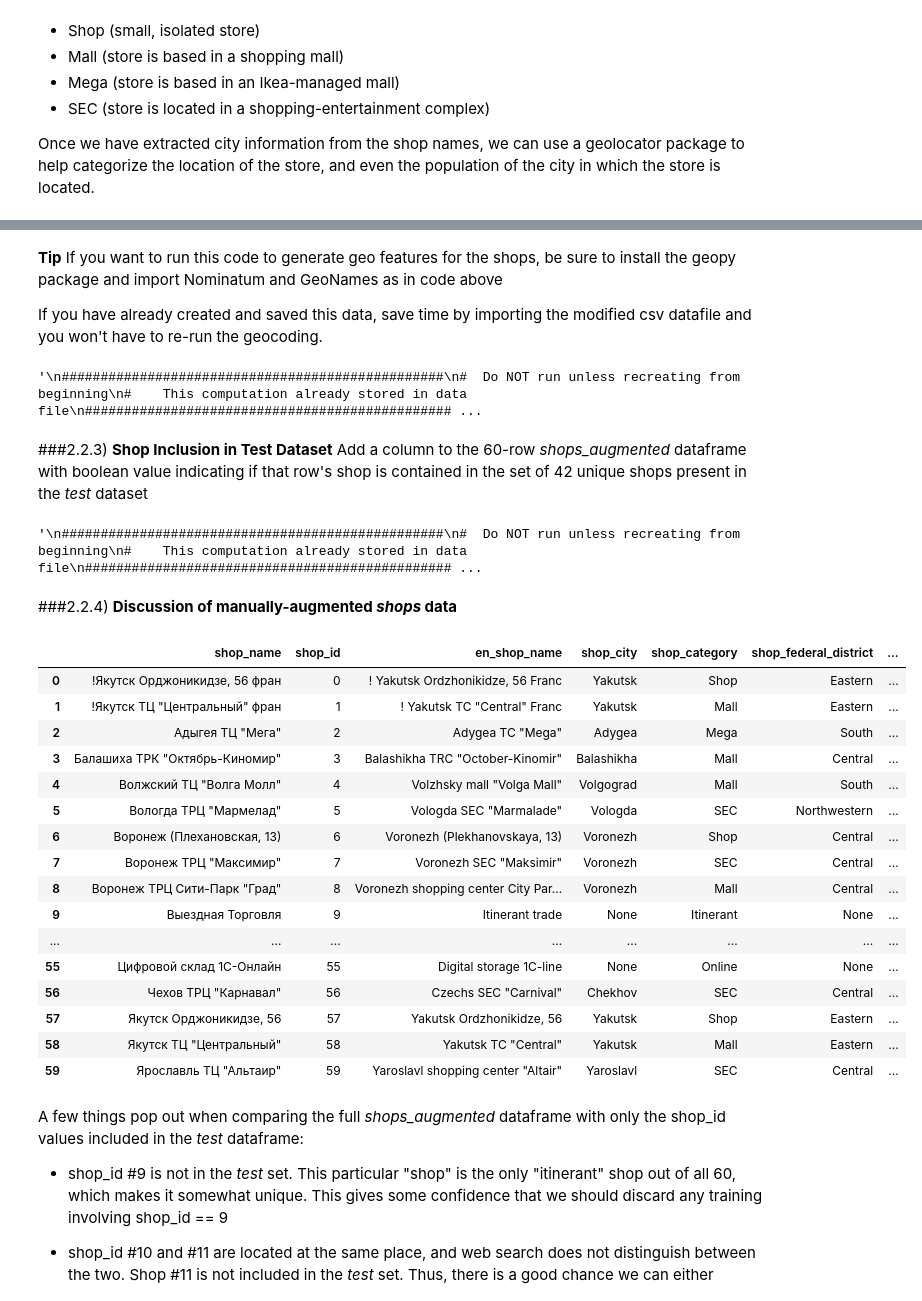
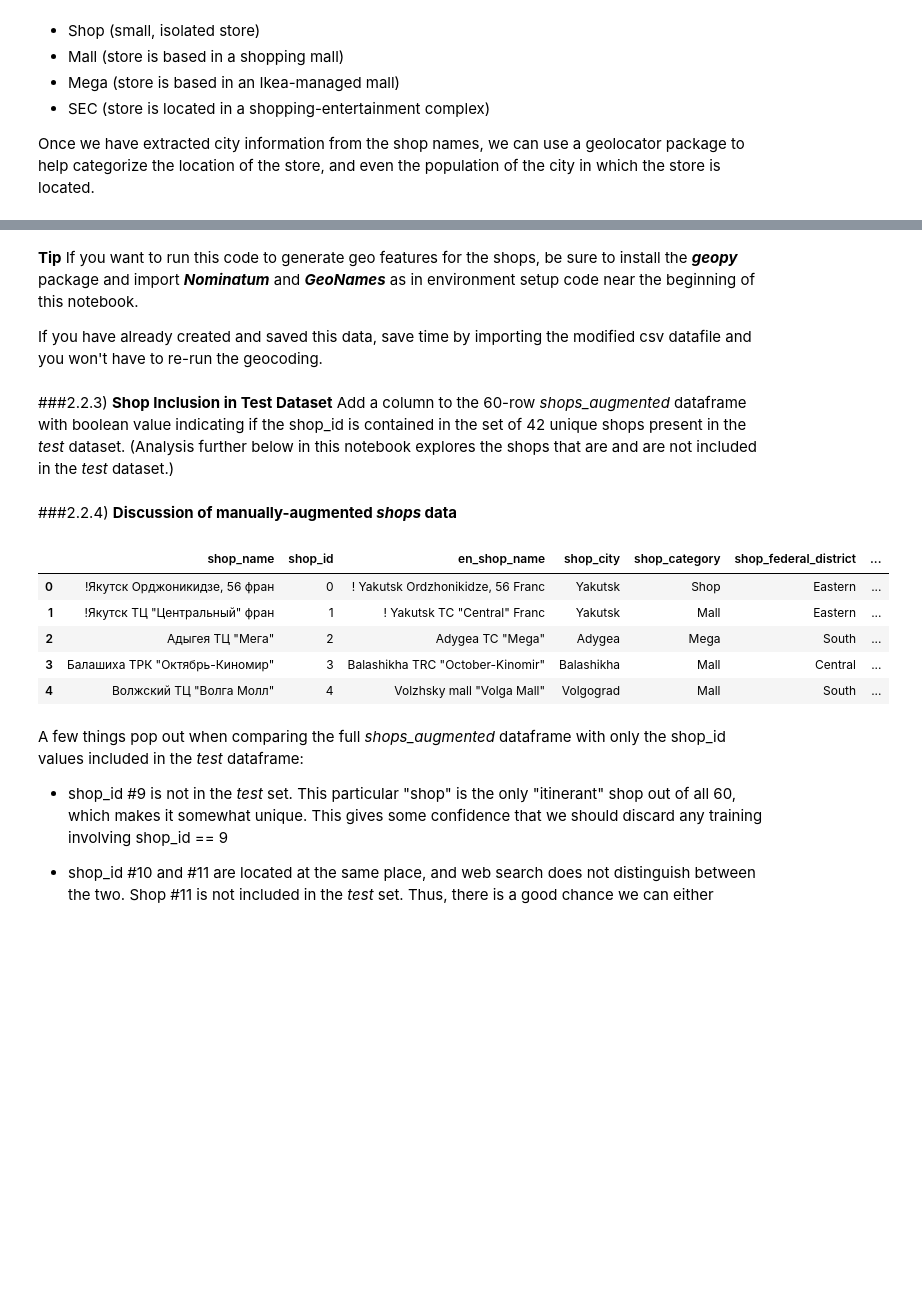
Before and after one commit to migai/Kag, a Jupyter notebook: ipynb_versions/MG_EDA_v3.0 readable.ipynb, the cells around one changed output, grey strips where cells are left out. Saved outputs shown, nothing was run; the diff lists cells and outputs as text; code cells hidden in the pictures; blank space fills up the shorter version.

```diff
--- a/ipynb_versions/MG_EDA_v3.0 readable.ipynb
+++ b/ipynb_versions/MG_EDA_v3.0 readable.ipynb
@@ -783,10 +880,11 @@ We now apply geocoding to the shop locations to create features including Russia
 # %% [markdown]
 **Tip**
 </br>
-If you want to run this code to generate geo features for the shops, be sure to install the geopy package and import Nominatum and GeoNames as in code above
+If you want to run this code to generate geo features for the shops, be sure to install the ***geopy*** package and import ***Nominatum*** and ***GeoNames*** as in environment setup code near the beginning of this notebook.
 
 If you have already created and saved this data, save time by importing the modified csv datafile and you won't have to re-run the geocoding.
 # %%
+optional_code = True  # in a code block: (at top of cell = notice for you; at bottom = prevents Jupyter printing """ comments)
 '''
 #################################################
 #  Do NOT run unless recreating from beginning
@@ -815,12 +913,12 @@ shops_augmented.at[55,'shop_city_population'] = 20000000
 shops_augmented.to_csv("data_output/shops_augmented.csv", index=False)
 
 '''
+optional_code = True  # in a code block: (at top of cell = notice for you; at bottom = prevents Jupyter printing """ comments)
-# %% [output]
-'\n#################################################\n#  Do NOT run unless recreating from beginning\n#    This computation already stored in data file\n############################################### ...
 # %% [markdown]
 ###2.2.3) **Shop Inclusion in Test Dataset**
-Add a column to the 60-row *shops_augmented* dataframe with boolean value indicating if that row's shop is contained in the set of 42 unique shops present in the *test* dataset
+Add a column to the 60-row *shops_augmented* dataframe with boolean value indicating if the shop_id is contained in the set of 42 unique shops present in the *test* dataset.  (Analysis further below in this notebook explores the shops that are and are not included in the *test* dataset.)
 # %%
+optional_code = True  # in a code block: (at top of cell = notice for you; at bottom = prevents Jupyter printing """ comments)
 '''
 #################################################
 #  Do NOT run unless recreating from beginning
@@ -834,30 +932,18 @@ for i in test_shops:
 
 shops_augmented.to_csv("data_output/shops_augmented.csv", index=False)
 '''
+optional_code = True  # in a code block: (at top of cell = notice for you; at bottom = prevents Jupyter printing """ comments)
-# %% [output]
-'\n#################################################\n#  Do NOT run unless recreating from beginning\n#    This computation already stored in data file\n############################################### ...
 # %% [markdown]
 ###2.2.4) **Discussion of manually-augmented *shops* data**
 # %%
-shops_augmented
+shops_augmented.head()
 # %% [output]
 |  | shop_name | shop_id | en_shop_name | shop_city | shop_category | shop_federal_district | ... |
 | 0 | !Якутск Орджоникидзе, 56 фран | 0 | ! Yakutsk Ordzhonikidze, 56 Franc | Yakutsk | Shop | Eastern | ... |
 | 1 | !Якутск ТЦ "Центральный" фран | 1 | ! Yakutsk TC "Central" Franc | Yakutsk | Mall | Eastern | ... |
 | 2 | Адыгея ТЦ "Мега" | 2 | Adygea TC "Mega" | Adygea | Mega | South | ... |
 | 3 | Балашиха ТРК "Октябрь-Киномир" | 3 | Balashikha TRC "October-Kinomir" | Balashikha | Mall | Central | ... |
 | 4 | Волжский ТЦ "Волга Молл" | 4 | Volzhsky mall "Volga Mall" | Volgograd | Mall | South | ... |
-| 5 | Вологда ТРЦ "Мармелад" | 5 | Vologda SEC "Marmalade" | Vologda | SEC | Northwestern | ... |
-| 6 | Воронеж (Плехановская, 13) | 6 | Voronezh (Plekhanovskaya, 13) | Voronezh | Shop | Central | ... |
-| 7 | Воронеж ТРЦ "Максимир" | 7 | Voronezh SEC "Maksimir" | Voronezh | SEC | Central | ... |
-| 8 | Воронеж ТРЦ Сити-Парк "Град" | 8 | Voronezh shopping center City Par... | Voronezh | Mall | Central | ... |
-| 9 | Выездная Торговля | 9 | Itinerant trade | None | Itinerant | None | ... |
-| ... | ... | ... | ... | ... | ... | ... | ... |
-| 55 | Цифровой склад 1С-Онлайн | 55 | Digital storage 1C-line | None | Online | None | ... |
-| 56 | Чехов ТРЦ "Карнавал" | 56 | Czechs SEC "Carnival" | Chekhov | SEC | Central | ... |
-| 57 | Якутск Орджоникидзе, 56 | 57 | Yakutsk Ordzhonikidze, 56 | Yakutsk | Shop | Eastern | ... |
-| 58 | Якутск ТЦ "Центральный" | 58 | Yakutsk TC "Central" | Yakutsk | Mall | Eastern | ... |
-| 59 | Ярославль ТЦ "Альтаир" | 59 | Yaroslavl shopping center "Altair" | Yaroslavl | SEC | Central | ... |
 # %% [markdown]
 A few things pop out when comparing the full *shops_augmented* dataframe with only the shop_id values included in the *test* dataframe:
 
```
Also changed, not shown: parts of 52 cells of this notebook, 20 other files.
